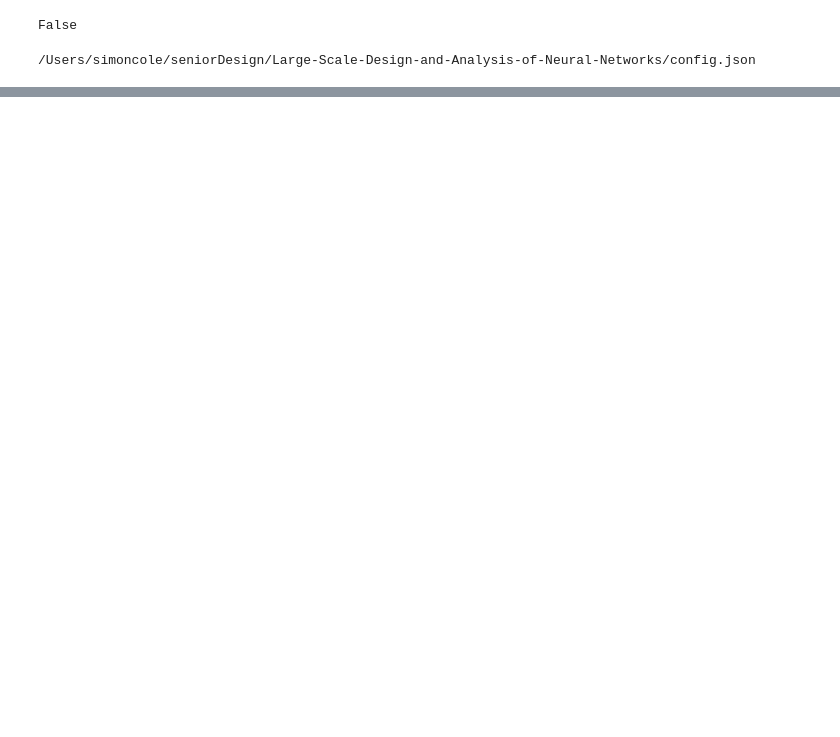
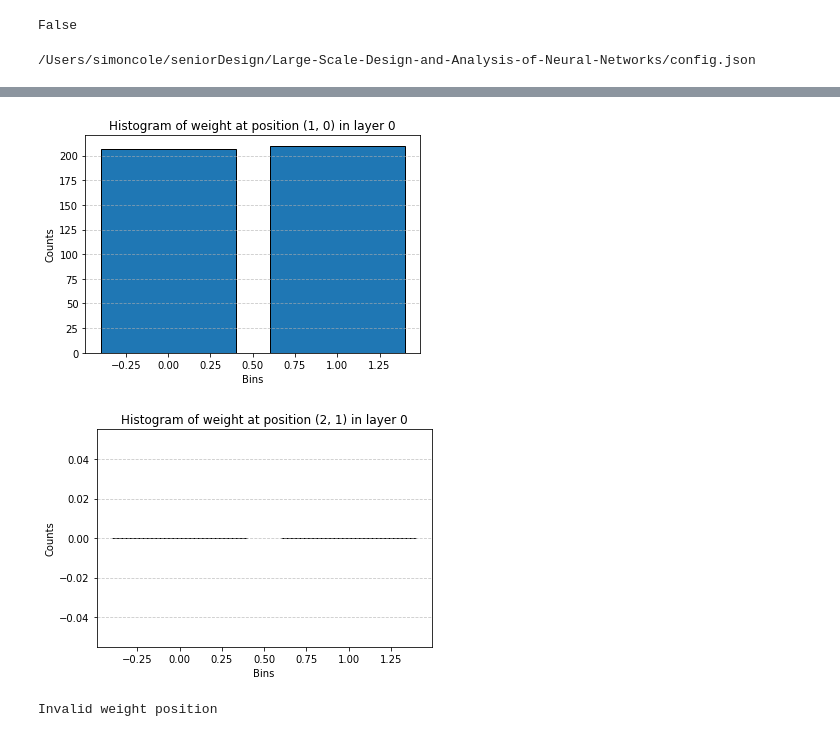
Before and after one commit to sharifware/Large-Scale-Design-and-Analysis-of-Neural-Networks, a Jupyter notebook: binningWeights.ipynb, the cells around one changed output, grey strips where cells are left out. Cells and saved outputs as stored; diff of their text form; code cells hidden in the pictures; blank space fills up the shorter version.

Commit message:
initial work on creating histograms

```diff
--- a/binningWeights.ipynb
+++ b/binningWeights.ipynb
@@ -121,0 +122,23 @@ print(layer_weight_distributions)
+# %%
+def plot_weight_histogram(data, layer_idx, weight_idx):
+    try:
+        counts = data[layer_idx][weight_idx[0]][weight_idx[1]]
+    except IndexError:
+        print("Invalid weight position")
+        return
+
+    bins = np.arange(len(counts))
+    plt.bar(bins, counts, edgecolor='black')
+    plt.xlabel('Bins')
+    plt.ylabel('Counts')
+    plt.title(f'Histogram of weight at position {weight_idx} in layer {layer_idx}')
+    plt.grid(axis='y', linestyle='--', alpha=0.7)
+    plt.show()
+
+plot_weight_histogram(layer_weight_distributions, layer_idx=0, weight_idx=(1, 0))
+plot_weight_histogram(layer_weight_distributions, layer_idx=0, weight_idx=(2, 1))
+plot_weight_histogram(layer_weight_distributions, layer_idx=1, weight_idx=(0, 5))
+# %% [output]
+[figure, added]
+[figure, added]
+Invalid weight position
```
Also changed, not shown: parts of 2 cells of this notebook, 1 other file.
